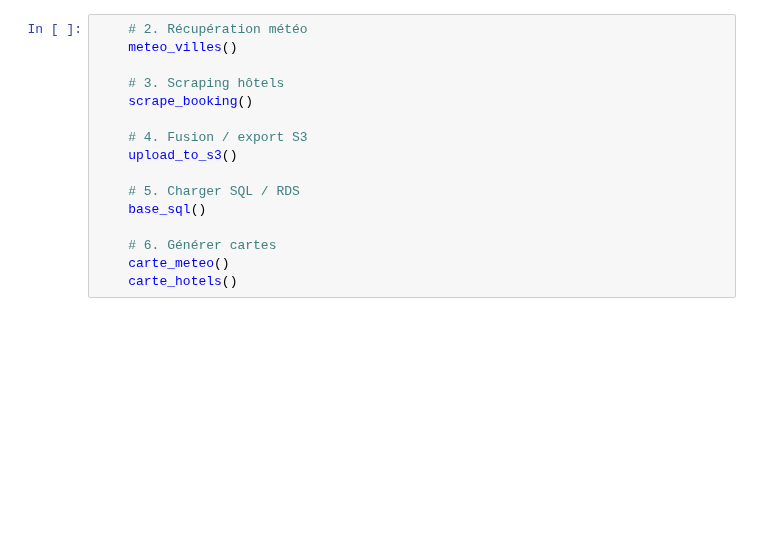
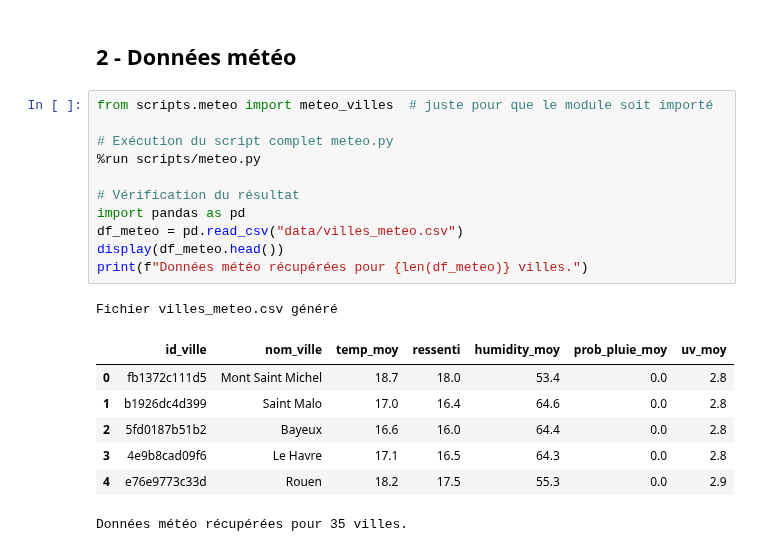
Before and after one commit to nlefort/JEDHA, a Jupyter notebook: PROJETS/03. Data_collection_and_management/Plan_your_trip.ipynb, the cells around one changed output. Drawn from its saved outputs; the diff is of its cells as text; blank space fills up the shorter version.

Commit message:
projet_kayak_creation_notebook+readme_pour_tous

```diff
--- a/PROJETS/03. Data_collection_and_management/Plan_your_trip.ipynb
+++ b/PROJETS/03. Data_collection_and_management/Plan_your_trip.ipynb
@@ -22,16 +34,22 @@ AttributeError: 'function' object has no attribute 'strip'
-# %%
-    # 2. Récupération météo
-    meteo_villes()
-
-    # 3. Scraping hôtels
-    scrape_booking()
-
-    # 4. Fusion / export S3
-    upload_to_s3()
-
-    # 5. Charger SQL / RDS
-    base_sql()
-
-    # 6. Générer cartes
-    carte_meteo()
-    carte_hotels()
+# %% [markdown]
+## 2 - Données météo
+# %%
+from scripts.meteo import meteo_villes  # juste pour que le module soit importé
+
+# Exécution du script complet meteo.py
+%run scripts/meteo.py
+
+# Vérification du résultat
+import pandas as pd
+df_meteo = pd.read_csv("data/villes_meteo.csv")
+display(df_meteo.head())
+print(f"Données météo récupérées pour {len(df_meteo)} villes.")
+# %% [output]
+Fichier villes_meteo.csv généré
+|  | id_ville | nom_ville | temp_moy | ressenti | humidity_moy | prob_pluie_moy | uv_moy |
+| 0 | fb1372c111d5 | Mont Saint Michel | 18.7 | 18.0 | 53.4 | 0.0 | 2.8 |
+| 1 | b1926dc4d399 | Saint Malo | 17.0 | 16.4 | 64.6 | 0.0 | 2.8 |
+| 2 | 5fd0187b51b2 | Bayeux | 16.6 | 16.0 | 64.4 | 0.0 | 2.8 |
+| 3 | 4e9b8cad09f6 | Le Havre | 17.1 | 16.5 | 64.3 | 0.0 | 2.8 |
+| 4 | e76e9773c33d | Rouen | 18.2 | 17.5 | 55.3 | 0.0 | 2.9 |
+Données météo récupérées pour 35 villes.
```
Also changed, not shown: parts of 12 cells of this notebook, 13 other files.
